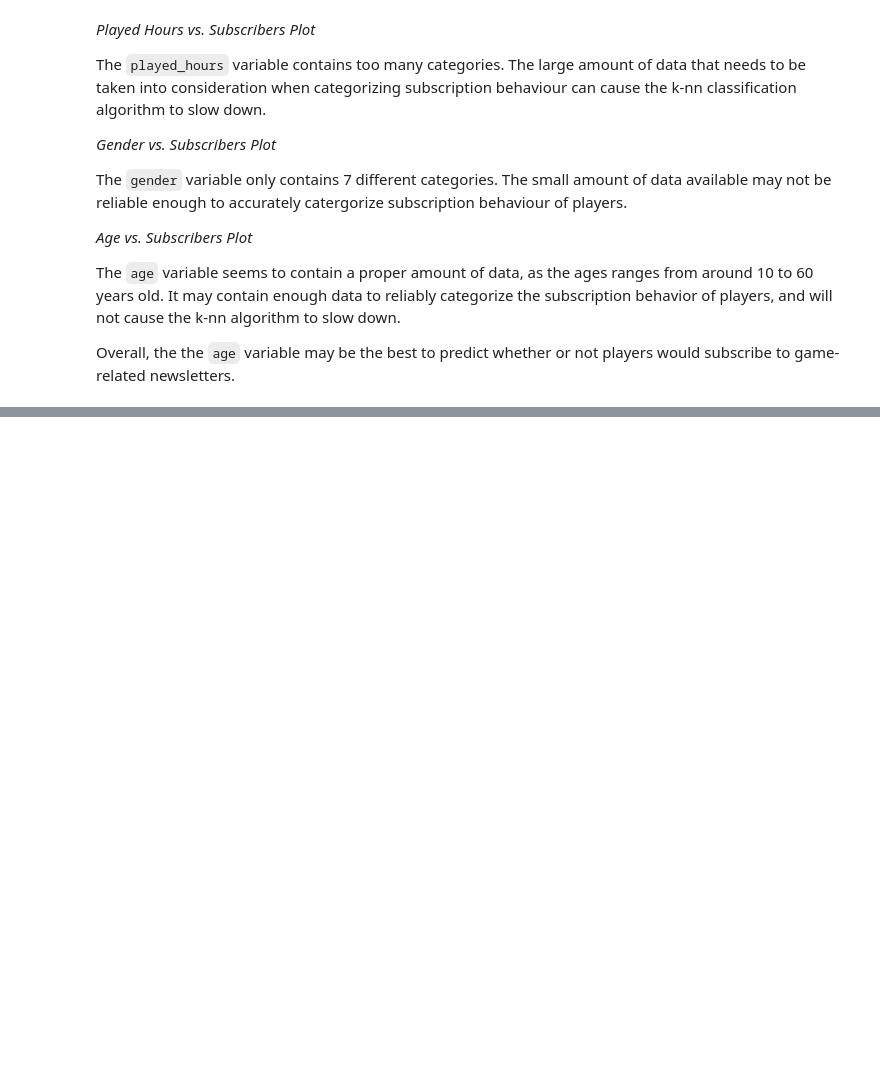
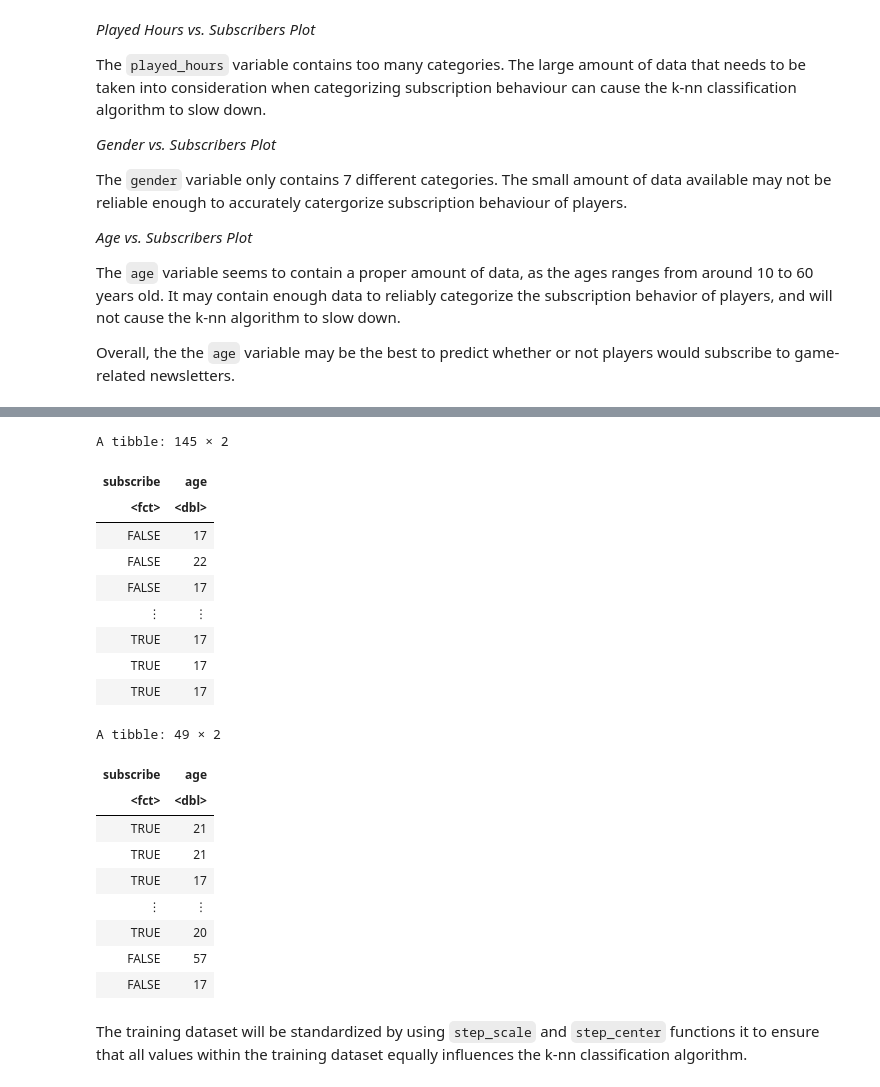
Before and after one commit to zzashleeyj/DSCI100-46-Group-Project, a Jupyter notebook: Final Project 46.ipynb, the cells around one changed output, grey strips where cells are left out. Drawn from its saved outputs; the diff is of its cells as text; code cells hidden in the pictures; blank space fills up the shorter version.

```diff
--- a/Final Project 46.ipynb
+++ b/Final Project 46.ipynb
@@ -181,0 +194,31 @@ Overall, the the `age` variable may be the best to predict whether or not player
+# %%
+set.seed(1)
+players_split <- initial_split(players_tidy, prop = 0.75, strata = subscribe)
+players_train <- training(players_split)
+players_test <- testing(players_split)
+
+players_train
+players_test
+# %% [output]
+A tibble: 145 × 2
+| subscribe | age |
+| <fct> | <dbl> |
+| FALSE | 17 |
+| FALSE | 22 |
+| FALSE | 17 |
+| ⋮ | ⋮ |
+| TRUE | 17 |
+| TRUE | 17 |
+| TRUE | 17 |
+A tibble: 49 × 2
+| subscribe | age |
+| <fct> | <dbl> |
+| TRUE | 21 |
+| TRUE | 21 |
+| TRUE | 17 |
+| ⋮ | ⋮ |
+| TRUE | 20 |
+| FALSE | 57 |
+| FALSE | 17 |
+# %% [markdown]
+The training dataset will be standardized by using `step_scale` and `step_center` functions it to ensure that all values within the training dataset equally influences the k-nn classification algorithm.
```
Also changed, not shown: parts of 12 cells of this notebook.
